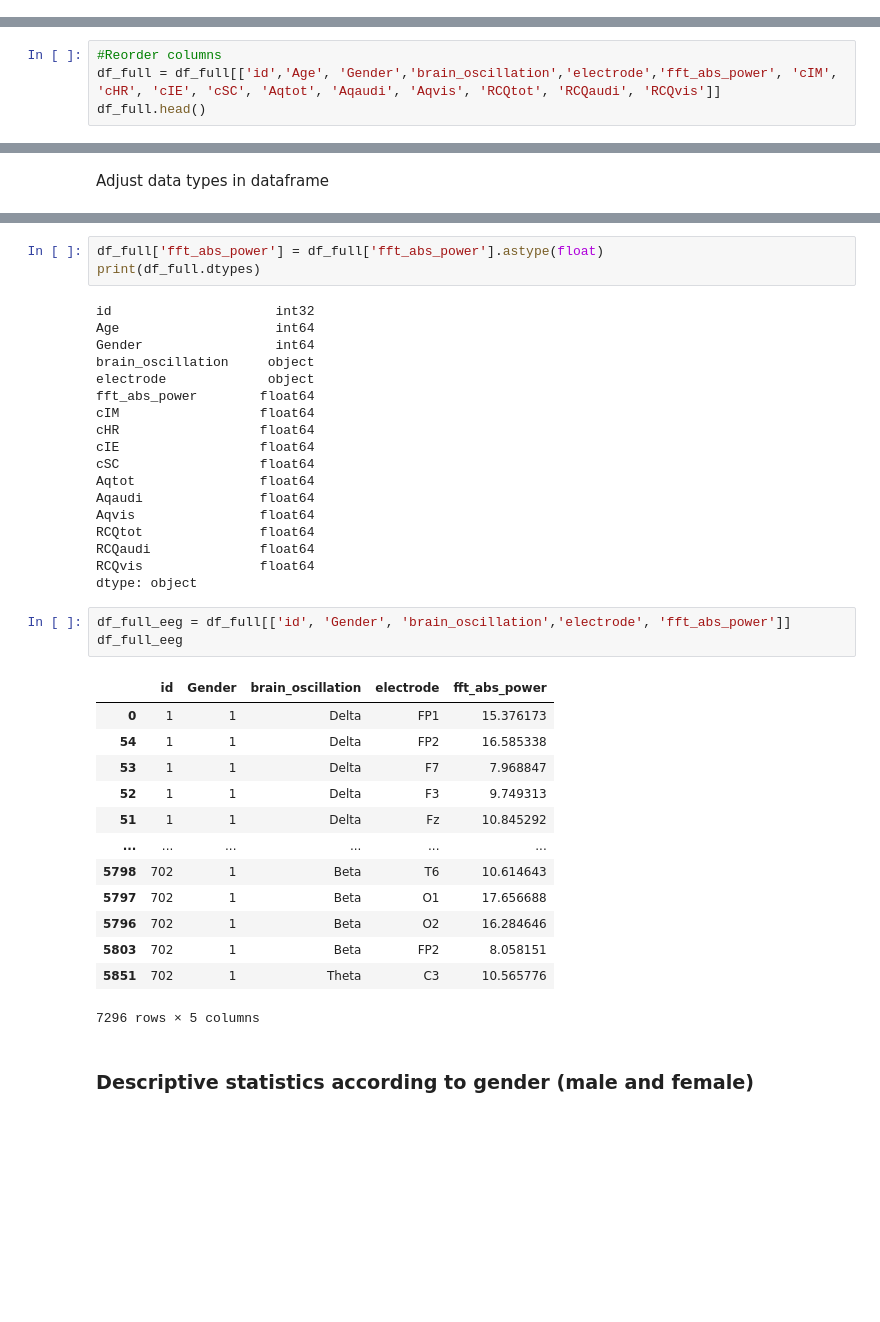
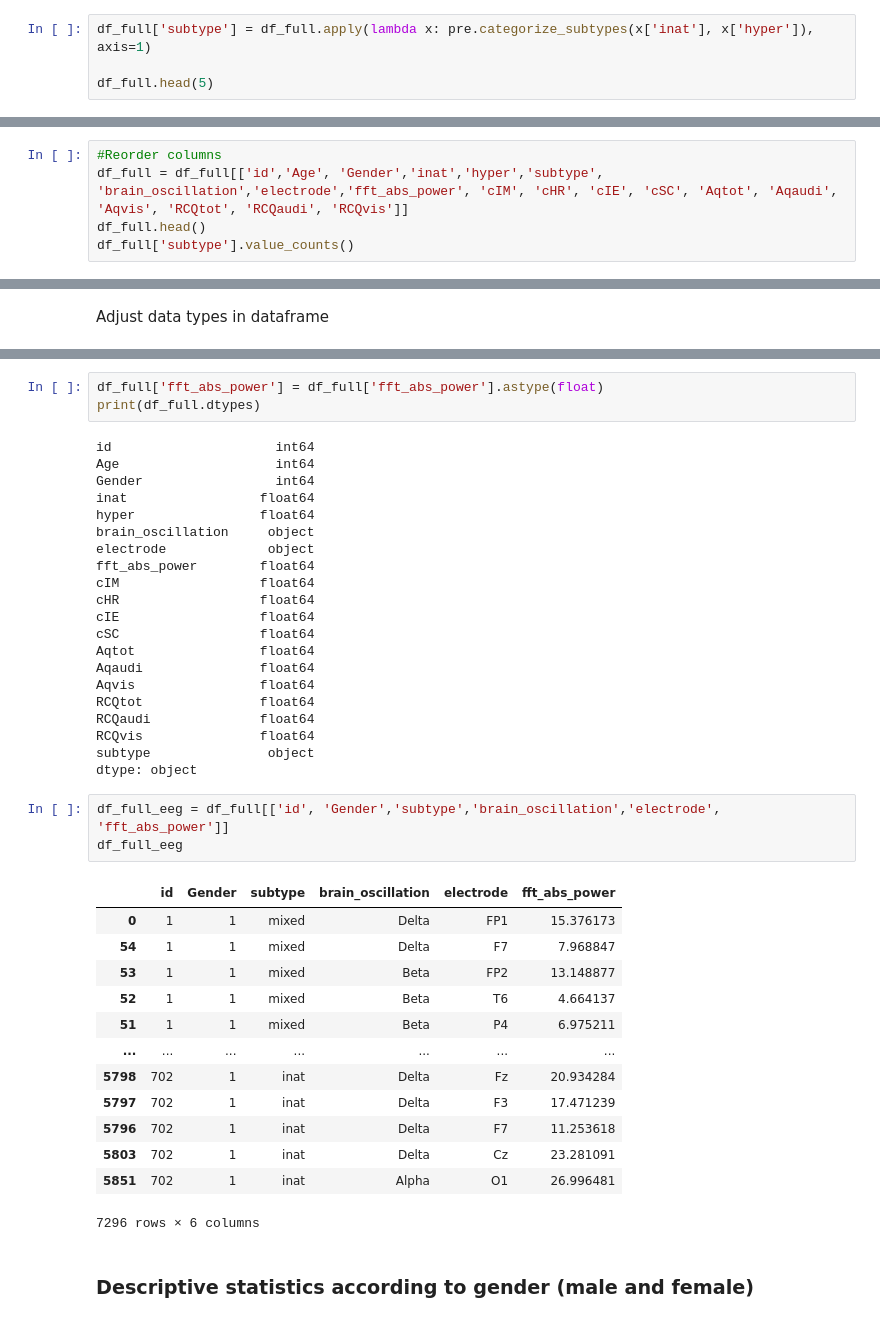
Before and after one commit to brainhack-school2020/ADHDsubtypes_project, a Jupyter notebook: pre_preprocess_analysis.ipynb, the cells around one changed output, grey strips where cells are left out. Drawn from its saved outputs; the diff is of its cells as text; blank space fills up the shorter version.

```diff
--- a/pre_preprocess_analysis.ipynb
+++ b/pre_preprocess_analysis.ipynb
@@ -164,0 +169,4 @@ df_full = df_full.sort_values(by=['id'])
+# %%
+df_full['subtype'] = df_full.apply(lambda x: pre.categorize_subtypes(x['inat'], x['hyper']), axis=1)
+
+df_full.head(5)
@@ -165,5 +180,6 @@ df_full = df_full.sort_values(by=['id'])
 # %%
 #Reorder columns
-df_full = df_full[['id','Age', 'Gender','brain_oscillation','electrode','fft_abs_power', 'cIM', 'cHR', 'cIE', 'cSC', 'Aqtot', 'Aqaudi', 'Aqvis', 'RCQtot', 'RCQaudi', 'RCQvis']]
+df_full = df_full[['id','Age', 'Gender','inat','hyper','subtype', 'brain_oscillation','electrode','fft_abs_power', 'cIM', 'cHR', 'cIE', 'cSC', 'Aqtot', 'Aqaudi', 'Aqvis', 'RCQtot', 'RCQaudi', 'RCQvis']]
 df_full.head()
+df_full['subtype'].value_counts()
 # %% [output]
@@ -199,9 +213,11 @@ memory usage: 940.5+ KB
 df_full['fft_abs_power'] = df_full['fft_abs_power'].astype(float)
 print(df_full.dtypes)
 # %% [output]
-id                     int32
+id                     int64
 Age                    int64
 Gender                 int64
+inat                 float64
+hyper                float64
 brain_oscillation     object
 electrode             object
 fft_abs_power        float64
@@ -215,24 +231,25 @@ Aqvis                float64
 RCQtot               float64
 RCQaudi              float64
 RCQvis               float64
+subtype               object
 dtype: object
 # %%
-df_full_eeg = df_full[['id', 'Gender', 'brain_oscillation','electrode', 'fft_abs_power']]
+df_full_eeg = df_full[['id', 'Gender','subtype','brain_oscillation','electrode', 'fft_abs_power']]
 df_full_eeg
 # %% [output]
-|  | id | Gender | brain_oscillation | electrode | fft_abs_power |
-| 0 | 1 | 1 | Delta | FP1 | 15.376173 |
-| 54 | 1 | 1 | Delta | FP2 | 16.585338 |
-| 53 | 1 | 1 | Delta | F7 | 7.968847 |
-| 52 | 1 | 1 | Delta | F3 | 9.749313 |
-| 51 | 1 | 1 | Delta | Fz | 10.845292 |
-| ... | ... | ... | ... | ... | ... |
-| 5798 | 702 | 1 | Beta | T6 | 10.614643 |
-| 5797 | 702 | 1 | Beta | O1 | 17.656688 |
-| 5796 | 702 | 1 | Beta | O2 | 16.284646 |
-| 5803 | 702 | 1 | Beta | FP2 | 8.058151 |
-| 5851 | 702 | 1 | Theta | C3 | 10.565776 |
+|  | id | Gender | subtype | brain_oscillation | electrode | fft_abs_power |
+| 0 | 1 | 1 | mixed | Delta | FP1 | 15.376173 |
+| 54 | 1 | 1 | mixed | Delta | F7 | 7.968847 |
+| 53 | 1 | 1 | mixed | Beta | FP2 | 13.148877 |
+| 52 | 1 | 1 | mixed | Beta | T6 | 4.664137 |
+| 51 | 1 | 1 | mixed | Beta | P4 | 6.975211 |
+| ... | ... | ... | ... | ... | ... | ... |
+| 5798 | 702 | 1 | inat | Delta | Fz | 20.934284 |
+| 5797 | 702 | 1 | inat | Delta | F3 | 17.471239 |
+| 5796 | 702 | 1 | inat | Delta | F7 | 11.253618 |
+| 5803 | 702 | 1 | inat | Delta | Cz | 23.281091 |
+| 5851 | 702 | 1 | inat | Alpha | O1 | 26.996481 |
-7296 rows × 5 columns
+7296 rows × 6 columns
 # %% [markdown]
 ### Descriptive statistics according to gender (male and female)
 # %% [markdown]
```
Also changed, not shown: parts of 18 cells of this notebook.
